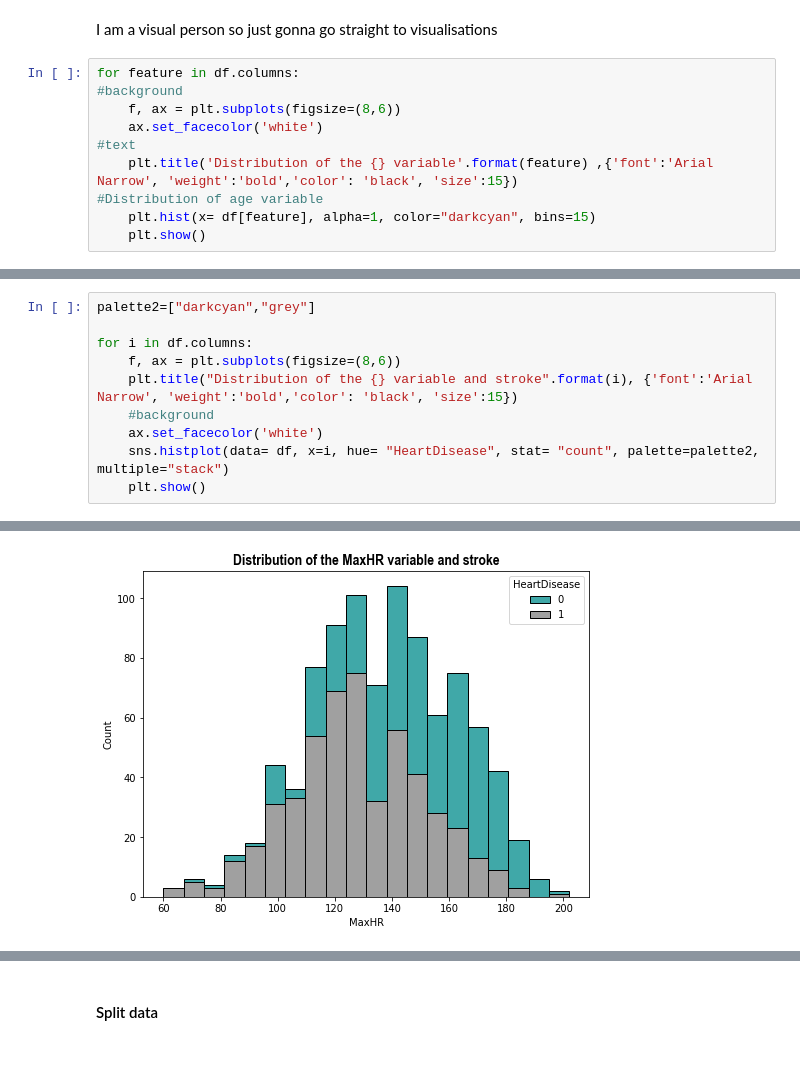
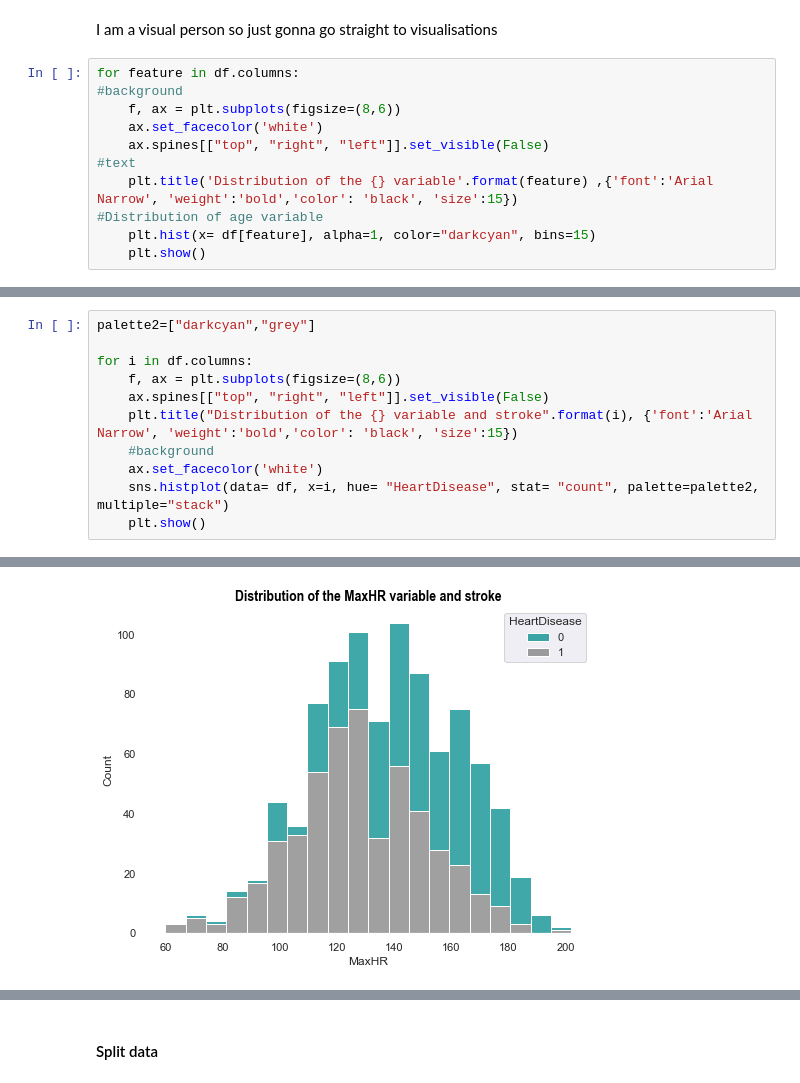
Before and after one commit to paulynamagana/heart_failure_predict, a Jupyter notebook: heart_failure_prediction.ipynb, the cells around one changed output, grey strips where cells are left out. Saved outputs shown, nothing was run; the diff lists cells and outputs as text; blank space fills up the shorter version.

```diff
--- a/heart_failure_prediction.ipynb
+++ b/heart_failure_prediction.ipynb
@@ -82,6 +82,7 @@ for feature in df.columns:
 #background
     f, ax = plt.subplots(figsize=(8,6))
     ax.set_facecolor('white')
+    ax.spines[["top", "right", "left"]].set_visible(False)
 #text
     plt.title('Distribution of the {} variable'.format(feature) ,{'font':'Arial Narrow', 'weight':'bold','color': 'black', 'size':15})
 #Distribution of age variable
@@ -105,6 +106,7 @@ palette2=["darkcyan","grey"]
 
 for i in df.columns:
     f, ax = plt.subplots(figsize=(8,6))
+    ax.spines[["top", "right", "left"]].set_visible(False)
     plt.title("Distribution of the {} variable and stroke".format(i), {'font':'Arial Narrow', 'weight':'bold','color': 'black', 'size':15})
     #background
     ax.set_facecolor('white')
@@ -121 +123 @@ for i in df.columns:
-[figure, old version]
+[figure, new version]
```
Also changed, not shown: parts of 29 cells of this notebook, 1 other file.
